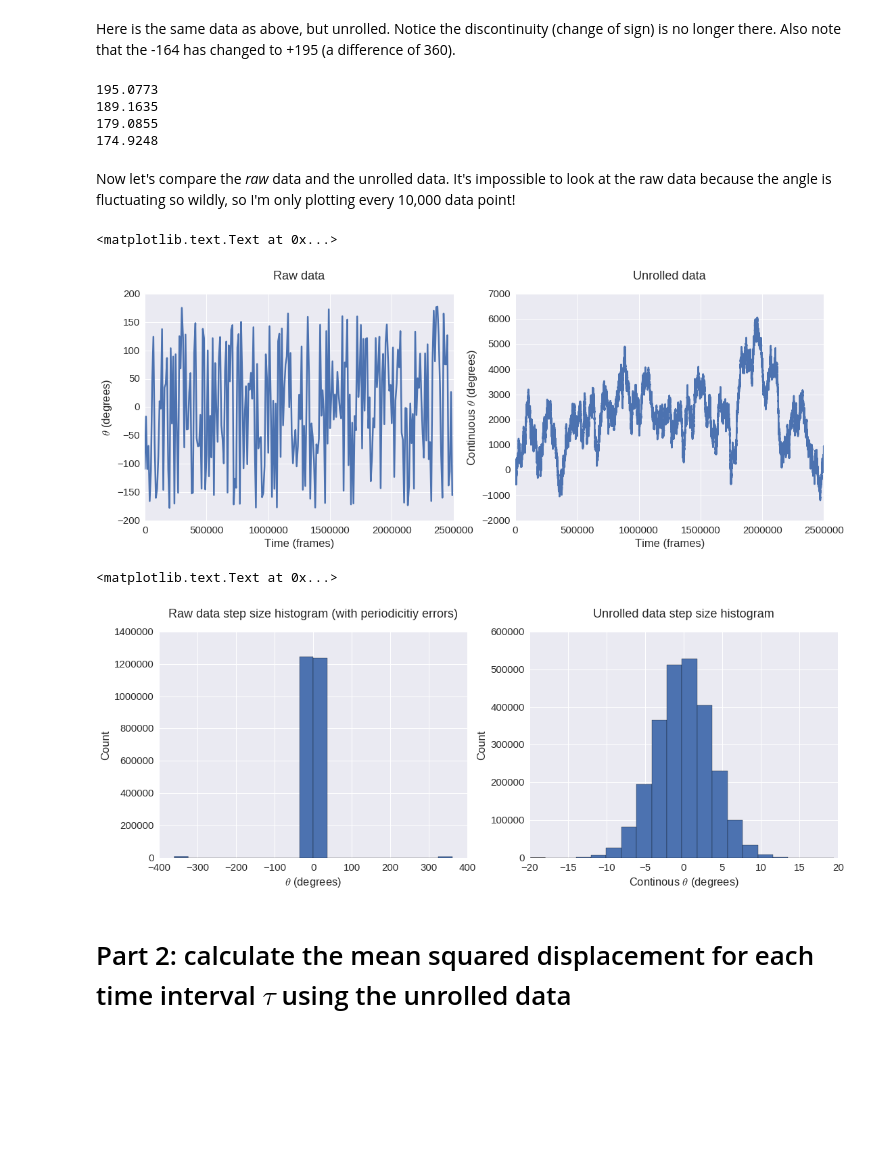
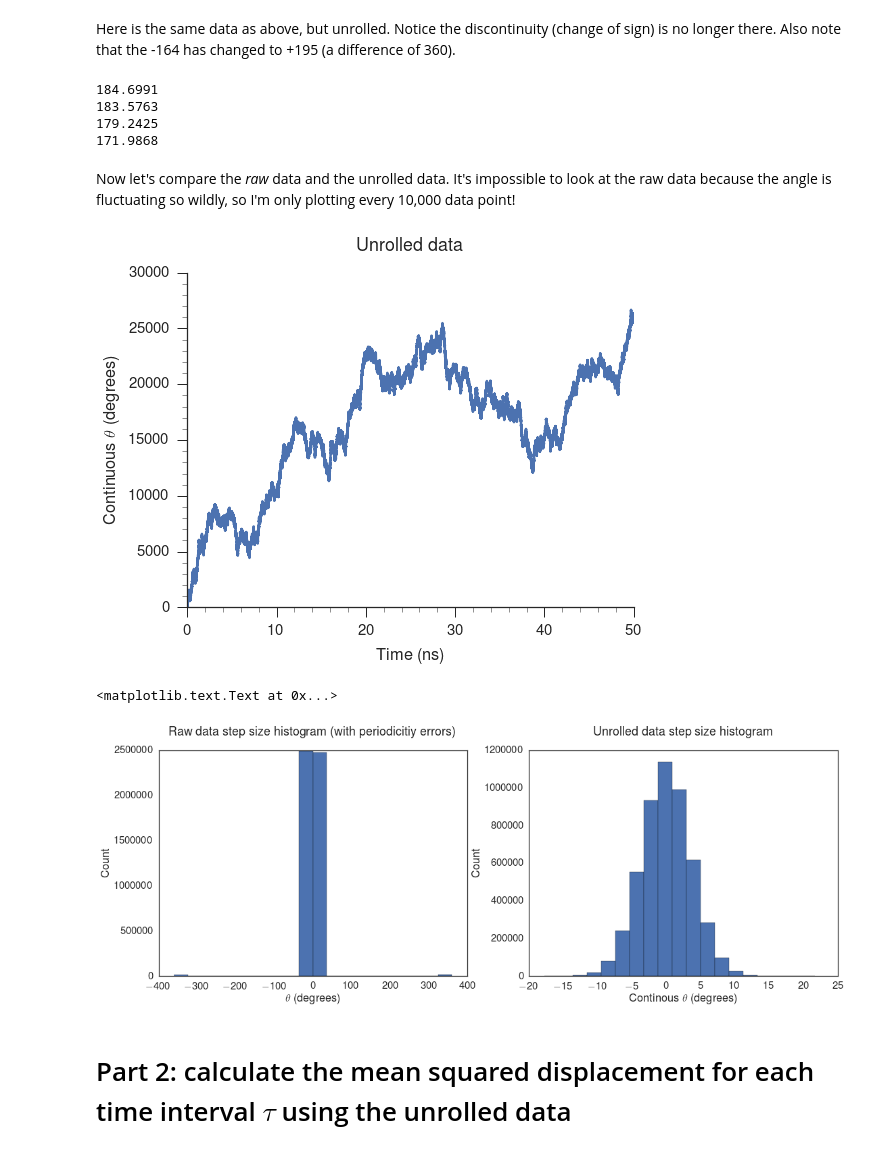
Before and after one commit to slochower/nonequilibrium, a Jupyter notebook: code/SG-model-v2/rotational-diffusion-of-butane-recovered.ipynb, the cells around one changed output. Cells and saved outputs as stored; diff of their text form; code cells hidden in the pictures; blank space fills up the shorter version.

Commit message:
Scattered updates, failing /dev/sda

```diff
--- a/code/SG-model-v2/rotational-diffusion-of-butane-recovered.ipynb
+++ b/code/SG-model-v2/rotational-diffusion-of-butane-recovered.ipynb
@@ -19,7 +22,9 @@ $$
 
 We keep track of two things: first, the distance (in angular space) between adjacent measurements and second, the number of times we perform a full cycle in either direction (flips and flops).
 # %%
-data = np.genfromtxt('butane-rotational-diffusion/md-data/Langevin-dynamics-10fs-recording/cccc.dat')
+# data = np.genfromtxt('butane-rotational-diffusion/md-data/Langevin-dynamics-10fs-recording/cccc.dat')
+prefix = '/home/dslochower/data/projects/nonequilibrium/'
+data = np.genfromtxt(prefix + '/md-data/butane-rotational-diffusion/md-data/Langevin-dynamics-10fs-recording-v2/cccc.dat')
 distances = np.diff(data[:, 1])
 # %%
 flips = np.where(distances > 100)[0] # Where the torsion goes from negative to positive, so we subtract 360 for displacement
@@ -61,27 +66,29 @@ print(unwrapped_data[flips[0], 1])
 print(unwrapped_data[flips[0] + 1, 1])
 print(unwrapped_data[flips[0] + 2, 1])
 # %% [output]
-195.0773
-189.1635
-179.0855
-174.9248
+184.6991
+183.5763
+179.2425
+171.9868
 # %% [markdown]
 Now let's compare the *raw* data and the unrolled data. It's impossible to look at the raw data because the angle is fluctuating so wildly, so I'm only plotting every 10,000 data point!
 # %%
-fig, (ax1, ax2) = plt.subplots(1, 2, figsize=(18, 6))
-fig.subplots_adjust(wspace=0.2)
-ax1.plot(range(1, len(data[:, 1]), 10000), data[::10000, 1])
-ax1.set_title('Raw data', y=1.05)
-ax1.set_ylabel(r'$\theta$ (degrees)')
-ax1.set_xlabel('Time (frames)')
+# fig, (ax1, ax2) = plt.subplots(1, 2, figsize=(18, 6))
+# fig.subplots_adjust(wspace=0.4)
+# ax1.plot(range(1, len(data[:, 1]), 10000), data[::10000, 1])
+# ax1.set_title('Raw data', y=1.05)
+# ax1.set_ylabel(r'$\theta$ (degrees)')
+# ax1.set_xlabel('Time (frames)')
 
-ax2.plot(range(len(unwrapped_data)), unwrapped_data[:, 1])
+fig, ax2 = plt.subplots(1, 1, figsize=(8, 6))
+ax2.plot([i*10*1e-6 for i in range(len(unwrapped_data))], unwrapped_data[:, 1])
 ax2.set_title('Unrolled data', y=1.05)
 ax2.set_ylabel(r'Continuous $\theta$ (degrees)')
-ax2.set_xlabel('Time (frames)')
+ax2.set_xlabel('Time (ns)')
+
+pretty_plot(fig)
 # %% [output]
-<matplotlib.text.Text at 0x...>
-[figure, old version]
+[figure, new version]
 # %%
 fig, (ax1, ax2) = plt.subplots(1, 2, figsize=(18, 6))
 fig.subplots_adjust(wspace=0.2)
@@ -96,7 +103,7 @@ ax2.set_ylabel('Count')
 ax2.set_xlabel(r'Continous $\theta$ (degrees)')
 # %% [output]
 <matplotlib.text.Text at 0x...>
-[figure, old version]
+[figure, new version]
 # %% [markdown]
 # Part 2: calculate the mean squared displacement for each time interval $\tau$ using the unrolled data
 # %%
```
Also changed, not shown: parts of 26 cells of this notebook, 3 other files.
